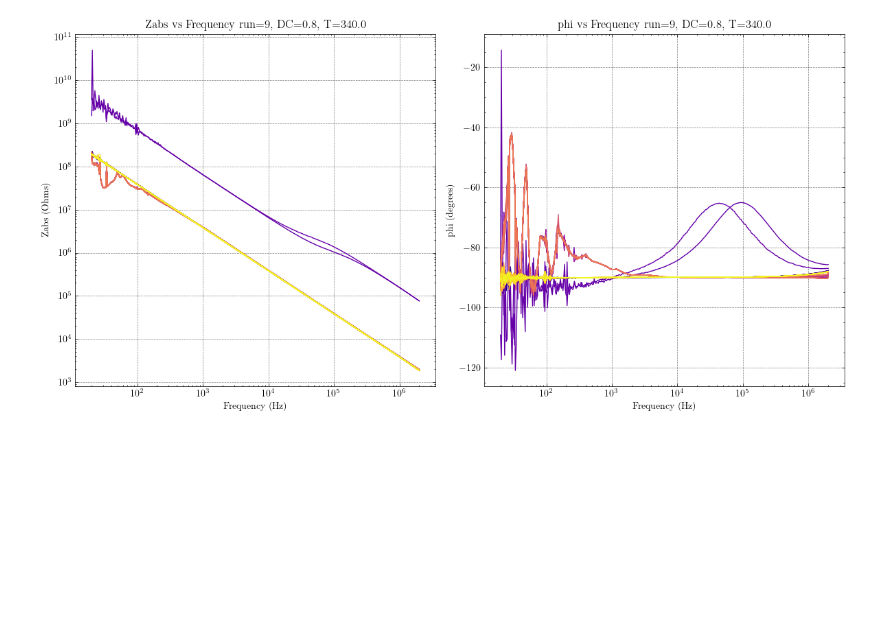
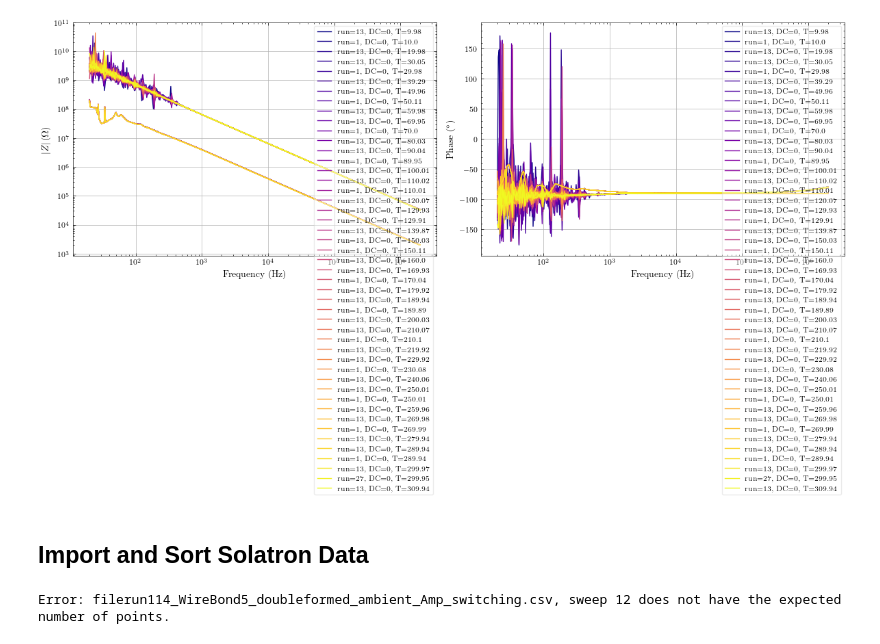
Before and after one commit to hc3413/IS_Analysis, a Jupyter notebook: IS_Analysis.ipynb, the cells around one changed output. Drawn from its saved outputs; the diff is of its cells as text; code cells hidden in the pictures; blank space fills up the shorter version.

Commit message:
added import function for solatron data

```diff
--- a/IS_Analysis.ipynb
+++ b/IS_Analysis.ipynb
@@ -7,16 +7,25 @@
 from import_dep import *
 
 # import the class that imports the IS data
-from IS_Import import Measurement, ImpedanceData, AgilentIS
+from IS_Import import ISdata, ImpedanceData, AgilentIS, SolatronIS
+from IS_Functions import IS_plot
+
+
+# import custom plot style and colorbar functions
+from plot_style import set_plot_style, add_colorbar, generate_colormaps_and_normalizers
 
 
 # Define the path to the root directory containing the IS: Data & Output
 root_IS_Agilent = '/Users/horatiocox/Desktop/RUG_postdoc/UCL PostDoc/Experiments/Groningen'
+root_IS_solatron = '/Users/horatiocox/Desktop/RUG_postdoc/UCL PostDoc/Experiments/Solatron/Calum 1.5'
 
 
 # Parameters
-plt.style.use(['science', 'grid'])  # Use 'science' style with grid for plotting
 plot_data = False # set to True to plot the data and export to path_out
 fig_format = 'png' # format of the figure to be saved
+export_data = False # set to True to export the data to figures and a powerpoint presentation and save to path_out
 
-powerpoint_data = False # set to True to export the data to a powerpoint presentation and export to path_out
+
+# Custom Scence style settings for figures which returns a figure size to pass to plotting functions if needed
+fig_size = set_plot_style(export_data = export_data, use_tex=True)
+#plt.style.use(['science', 'grid', 'nature'])
@@ -25,2 +39,2 @@ powerpoint_data = False # set to True to export the data to a powerpoint present
 # %%
-dev_J = AgilentIS(root_IS_Agilent, 'Dev_J')
+dev_J = AgilentIS(root_IS_Agilent, 'Dev_K')
@@ -49,15 +58,0 @@ Run 9: run=9, DC=0.8, T=340.0 V
-# %%
-x = [] # empty list
-for measurement in dev_J:
-    if measurement.run_number == 9:
-        x.append(measurement)
-
-# Sort the list of measurements by temperature
-#x.sort(key=lambda x: x.Temperature)
-#x.sort(key=lambda x: x.DC_offset)
-
-# Hierarchically sort the list of measurements first by rounded temperature, then by DC offset
-x.sort(key=lambda m: (round(m.Temperature, -1), m.DC_offset))
-
-for i in x:
-    print(i.DC_offset, round(i.Temperature, -1), i.run_number)
@@ -82,5 +59,24 @@ for i in x:
-# %%
-plot_dat = list(range(0, len(dev_J.measurements)))
-ImpedanceData.plot(dev_J,plot_dat)
-# %% [output]
-[figure, removed]
+# %%
+x = [] # empty list
+for measurement in dev_J:
+    if  measurement.Temperature < 310:
+        x.append(measurement)
+
+# Disable LaTeX rendering
+#plt.rcParams['text.usetex'] = False
+
+fix, ax = IS_plot(x,d_type = 'Zabsphi', x_lim = [1e1,2e6])
+# %% [output]
+[figure, added]
+# %% [markdown]
+## Import and Sort Solatron Data
+# %%
+Switching = SolatronIS(root_IS_solatron, 'Switching')
+wirebond_5 = [s for s in Switching if s.device_name.lower() == 'wirebond5']
+#print(wirebond_5)
+
+# x = [] # empty list
+# for measurement in Switching:
+#     print(measurement.device_name)
+# %% [output]
+Error: filerun114_WireBond5_doubleformed_ambient_Amp_switching.csv, sweep 12 does not have the expected number of points.
```
Also changed, not shown: parts of 7 cells of this notebook, 5 other files.
